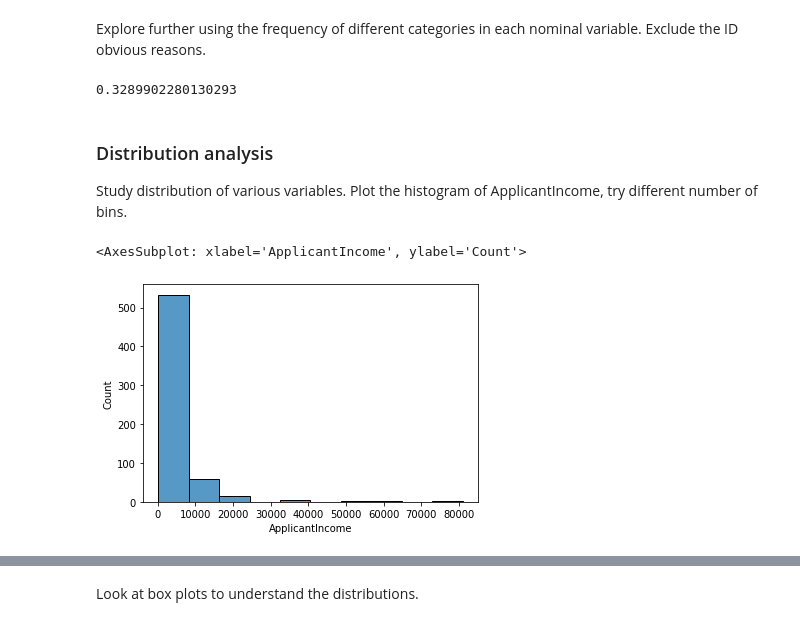
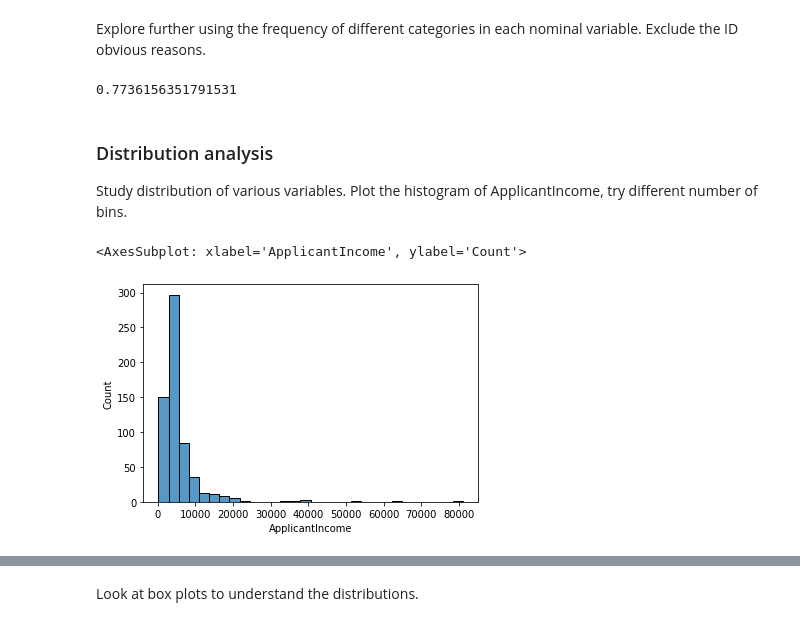
Before and after one commit to JohnathanJack/Predict-Loan-Application-Status, a Jupyter notebook: notebooks/instructions.ipynb, the cells around one changed output, grey strips where cells are left out. Drawn from its saved outputs; the diff is of its cells as text; code cells hidden in the pictures.

```diff
--- a/notebooks/instructions.ipynb
+++ b/notebooks/instructions.ipynb
@@ -148,14 +148,15 @@ df[df['Married'] == 'Yes'].shape[0] / df.shape[0] # ~ 65% Married, 35% Single
 df[df['Education'] == 'Graduate'].shape[0] / df.shape[0] # ~ 78% Graduates, 22% Non-Graduates
 df[df['Self_Employed'] == 'Yes'].shape[0] / df.shape[0] # ~ 13% Self employed, 87% Employed by others
 df[df['Property_Area'] == 'Urban'].shape[0] / df.shape[0] # ~ 33% Urban , 38% Semi-Urban, 29% Rural
+df[df['Credit_History'] == 1.0].shape[0] / df.shape[0] # ~ 77% Have credit history, 23% No credit history
 # %% [output]
-0.3289902280130293
+0.7736156351791531
 # %% [markdown]
 ### Distribution analysis
 
 Study distribution of various variables. Plot the histogram of ApplicantIncome, try different number of bins.
 # %%
-sns.histplot(df['ApplicantIncome'],bins=10)
+sns.histplot(df['ApplicantIncome'],bins=30)
 # %% [output]
 <AxesSubplot: xlabel='ApplicantIncome', ylabel='Count'>
-[figure, old version]
+[figure, new version]
```
Also changed, not shown: parts of 21 cells of this notebook, 4 other files.
